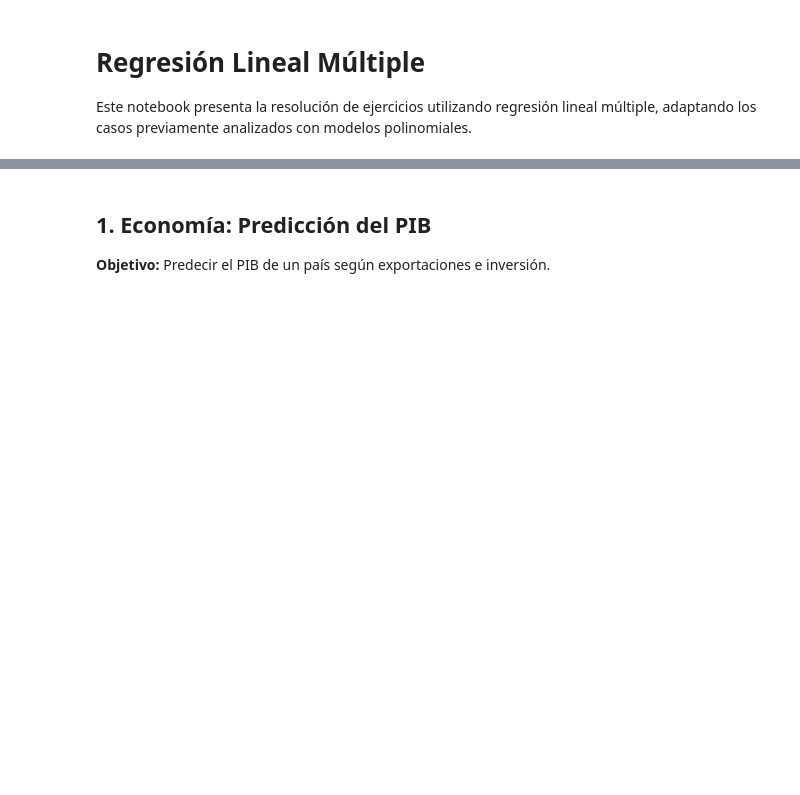
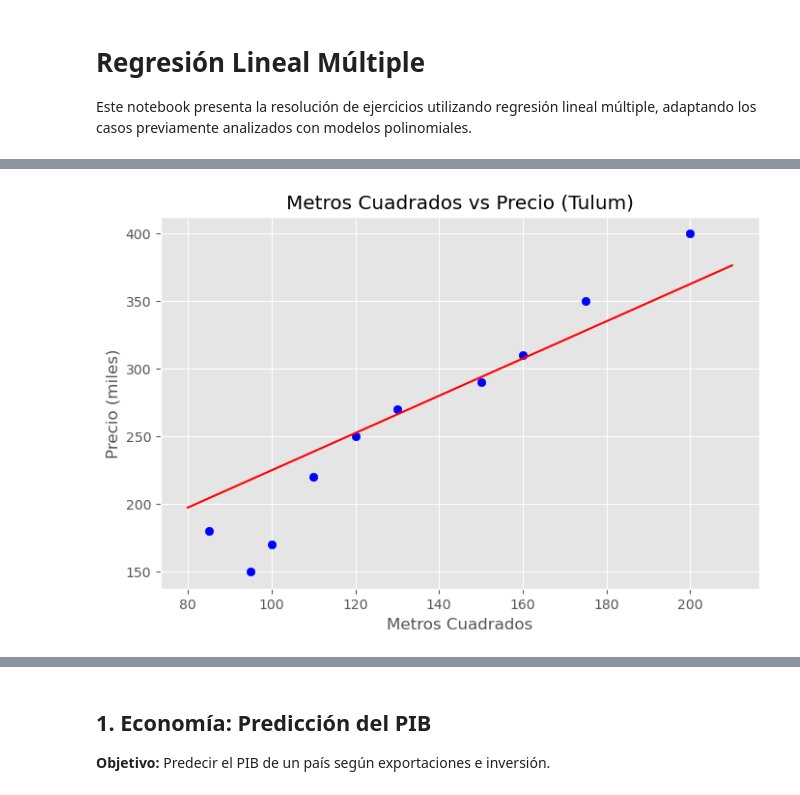
Before and after one commit to yaelglz/modelos-estocasticos-toma-decisiones, a Jupyter notebook: tarea_06/regresionMultiple.ipynb, the cells around one changed output, grey strips where cells are left out. Saved outputs shown, nothing was run; the diff lists cells and outputs as text; code cells hidden in the pictures; blank space fills up the shorter version.

Commit message:
Add notebook for multiple regression: Analyze Tulum real estate dataset, train linear model, and visualize results

```diff
--- a/tarea_06/regresionMultiple.ipynb
+++ b/tarea_06/regresionMultiple.ipynb
@@ -14,0 +19,9 @@ plt.style.use("ggplot")
+# %%
+datos_tulum = {
+    'Metros_Cuadrados': [120, 85, 200, 150, 95, 175, 110, 130, 160, 100],
+    'Habitaciones': [3, 2, 4, 3, 2, 4, 3, 3, 3, 2],
+    'Distancia_km': [5, 8, 2, 6, 10, 3, 7, 4, 5, 9],
+    'Precio_miles': [250, 180, 400, 290, 150, 350, 220, 270, 310, 170]
+}
+df_tulum = pd.DataFrame(datos_tulum)
+display(df_tulum)
@@ -14,0 +40,23 @@ plt.style.use("ggplot")
+# %%
+X_tulum = df_tulum[['Metros_Cuadrados', 'Habitaciones', 'Distancia_km']]
+y_tulum = df_tulum['Precio_miles']
+
+model_tulum = LinearRegression().fit(X_tulum, y_tulum)
+# %%
+plt.figure(figsize=(8, 5))
+plt.scatter(df_tulum['Metros_Cuadrados'], y_tulum, color='blue')
+
+x_range = np.linspace(80, 210, 100)
+X_plot = pd.DataFrame({
+    'Metros_Cuadrados': x_range,
+    'Habitaciones': 3,
+    'Distancia_km': 5
+})
+
+plt.plot(x_range, model_tulum.predict(X_plot), color='red')
+plt.title('Metros Cuadrados vs Precio (Tulum)')
+plt.xlabel('Metros Cuadrados')
+plt.ylabel('Precio (miles)')
+plt.show()
+# %% [output]
+[figure, added]
```
Also changed, not shown: parts of 25 cells of this notebook.
